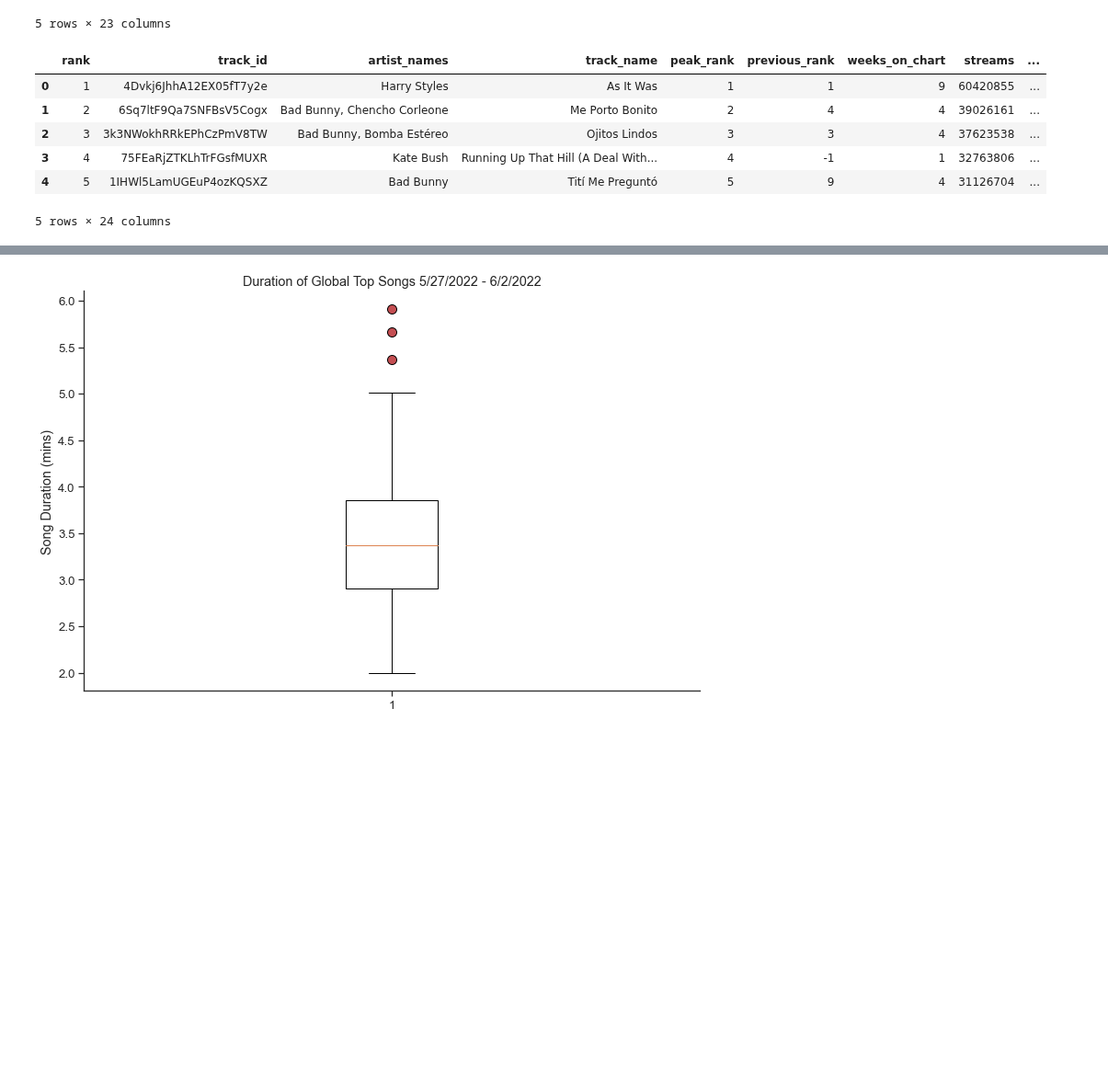
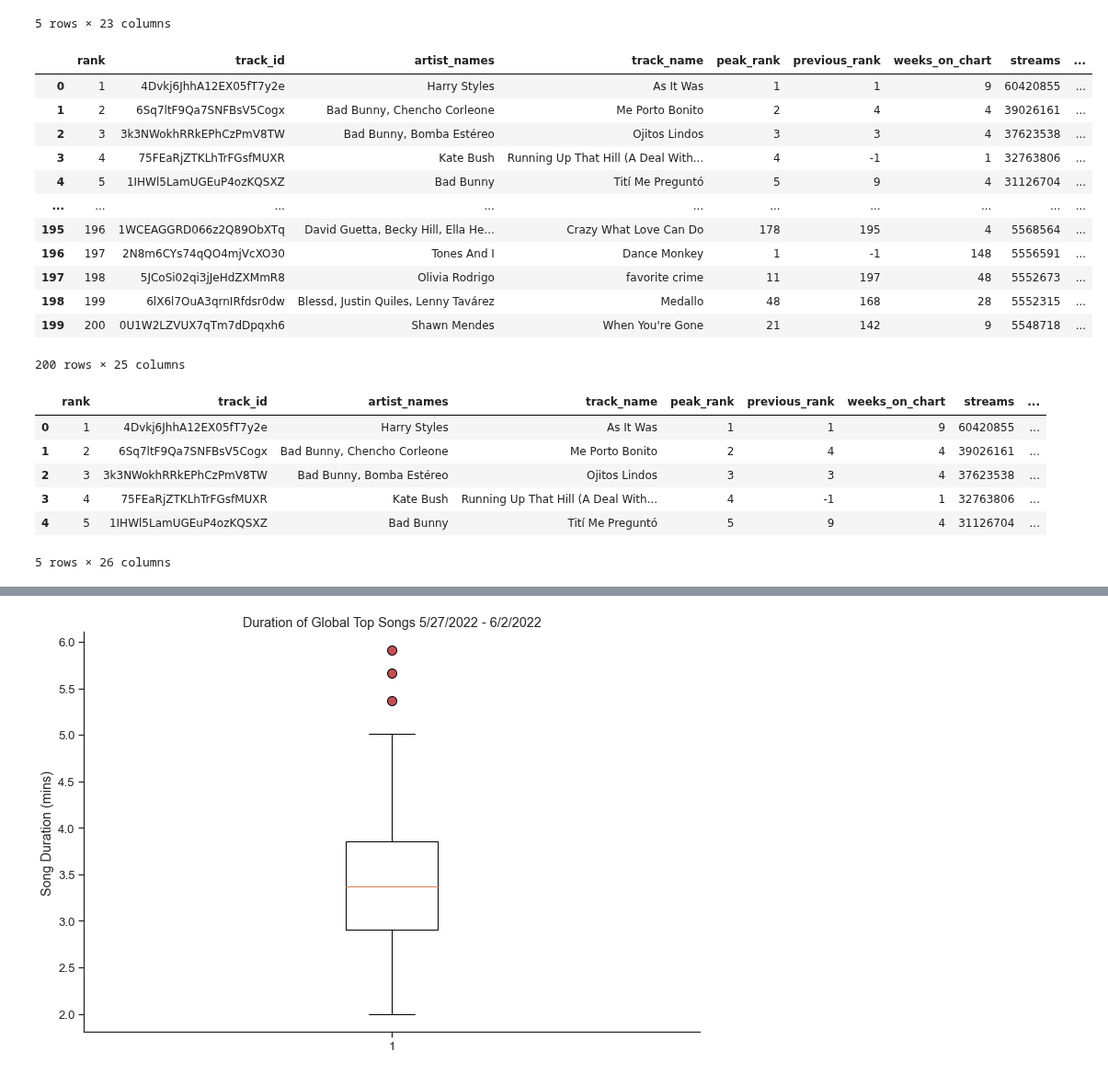
Before and after one commit to mbruns13/project_1_spotify, a Jupyter notebook: song_duration.ipynb, the cells around one changed output, grey strips where cells are left out. Shown at 92% size. Saved outputs shown, nothing was run; the diff lists cells and outputs as text; code cells hidden in the pictures; blank space fills up the shorter version.

```diff
--- a/song_duration.ipynb
+++ b/song_duration.ipynb
@@ -163,3 +164,11 @@ full_track_data.head()
 | 3 | 4 | 75FEaRjZTKLhTrFGsfMUXR | Kate Bush | Running Up That Hill (A Deal With... | 4 | -1 | 1 | 32763806 | ... |
 | 4 | 5 | 1IHWl5LamUGEuP4ozKQSXZ | Bad Bunny | Tití Me Preguntó | 5 | 9 | 4 | 31126704 | ... |
 5 rows × 23 columns
+# %%
+artist_id = []
+genres = []
+
+#grab artist id for each song - need for finding related genres
+for t in full_track_data["track_id"]:
+    artists_response = requests.get(base_url + 'tracks/' + t, headers=headers).json()
+    artist_id.append(artists_response["artists"][0]["id"])
@@ -166,7 +184,25 @@ full_track_data.head()
+# %%
+#add genres to df
+full_track_data["genres"] = genres
+full_track_data
+# %% [output]
+|  | rank | track_id | artist_names | track_name | peak_rank | previous_rank | weeks_on_chart | streams | ... |
+| 0 | 1 | 4Dvkj6JhhA12EX05fT7y2e | Harry Styles | As It Was | 1 | 1 | 9 | 60420855 | ... |
+| 1 | 2 | 6Sq7ltF9Qa7SNFBsV5Cogx | Bad Bunny, Chencho Corleone | Me Porto Bonito | 2 | 4 | 4 | 39026161 | ... |
+| 2 | 3 | 3k3NWokhRRkEPhCzPmV8TW | Bad Bunny, Bomba Estéreo | Ojitos Lindos | 3 | 3 | 4 | 37623538 | ... |
+| 3 | 4 | 75FEaRjZTKLhTrFGsfMUXR | Kate Bush | Running Up That Hill (A Deal With... | 4 | -1 | 1 | 32763806 | ... |
+| 4 | 5 | 1IHWl5LamUGEuP4ozKQSXZ | Bad Bunny | Tití Me Preguntó | 5 | 9 | 4 | 31126704 | ... |
+| ... | ... | ... | ... | ... | ... | ... | ... | ... | ... |
+| 195 | 196 | 1WCEAGGRD066z2Q89ObXTq | David Guetta, Becky Hill, Ella He... | Crazy What Love Can Do | 178 | 195 | 4 | 5568564 | ... |
+| 196 | 197 | 2N8m6CYs74qQO4mjVcXO30 | Tones And I | Dance Monkey | 1 | -1 | 148 | 5556591 | ... |
+| 197 | 198 | 5JCoSi02qi3jJeHdZXMmR8 | Olivia Rodrigo | favorite crime | 11 | 197 | 48 | 5552673 | ... |
+| 198 | 199 | 6lX6l7OuA3qrnIRfdsr0dw | Blessd, Justin Quiles, Lenny Tavárez | Medallo | 48 | 168 | 28 | 5552315 | ... |
+| 199 | 200 | 0U1W2LZVUX7qTm7dDpqxh6 | Shawn Mendes | When You're Gone | 21 | 142 | 9 | 5548718 | ... |
+200 rows × 25 columns
 # %%
 #try binning song duration before making a bar chart
 #min song length was 2.00 min, max was 5.91
-bins = [2, 2.49, 3, 3.5, 4, 4.5, 5, 5.5, 6]
+bins = [1.99, 2.5, 2.99, 3.5, 3.99, 4.5, 4.99, 5.5, 5.99]
 duration_labels = ["2.0 - 2.49 min", "2.5 - 2.99 min", "3.0 - 3.49 min", "3.5 - 3.99 min", "4.0 - 4.49 min", "4.5 - 4.99 min", "5.0 - 5.49 min", "5.5 - 5.99 min"]
 
 full_track_data["duration_bins"] = pd.cut(full_track_data["duration_mins"], bins, labels=duration_labels)
@@ -178,7 +214,7 @@ full_track_data.head()
 | 2 | 3 | 3k3NWokhRRkEPhCzPmV8TW | Bad Bunny, Bomba Estéreo | Ojitos Lindos | 3 | 3 | 4 | 37623538 | ... |
 | 3 | 4 | 75FEaRjZTKLhTrFGsfMUXR | Kate Bush | Running Up That Hill (A Deal With... | 4 | -1 | 1 | 32763806 | ... |
 | 4 | 5 | 1IHWl5LamUGEuP4ozKQSXZ | Bad Bunny | Tití Me Preguntó | 5 | 9 | 4 | 31126704 | ... |
-5 rows × 24 columns
+5 rows × 26 columns
 # %%
 duration_group = full_track_data.groupby("duration_bins").size()
 #duration_group.head()
```
Also changed, not shown: parts of 6 cells of this notebook, 1 other file.
